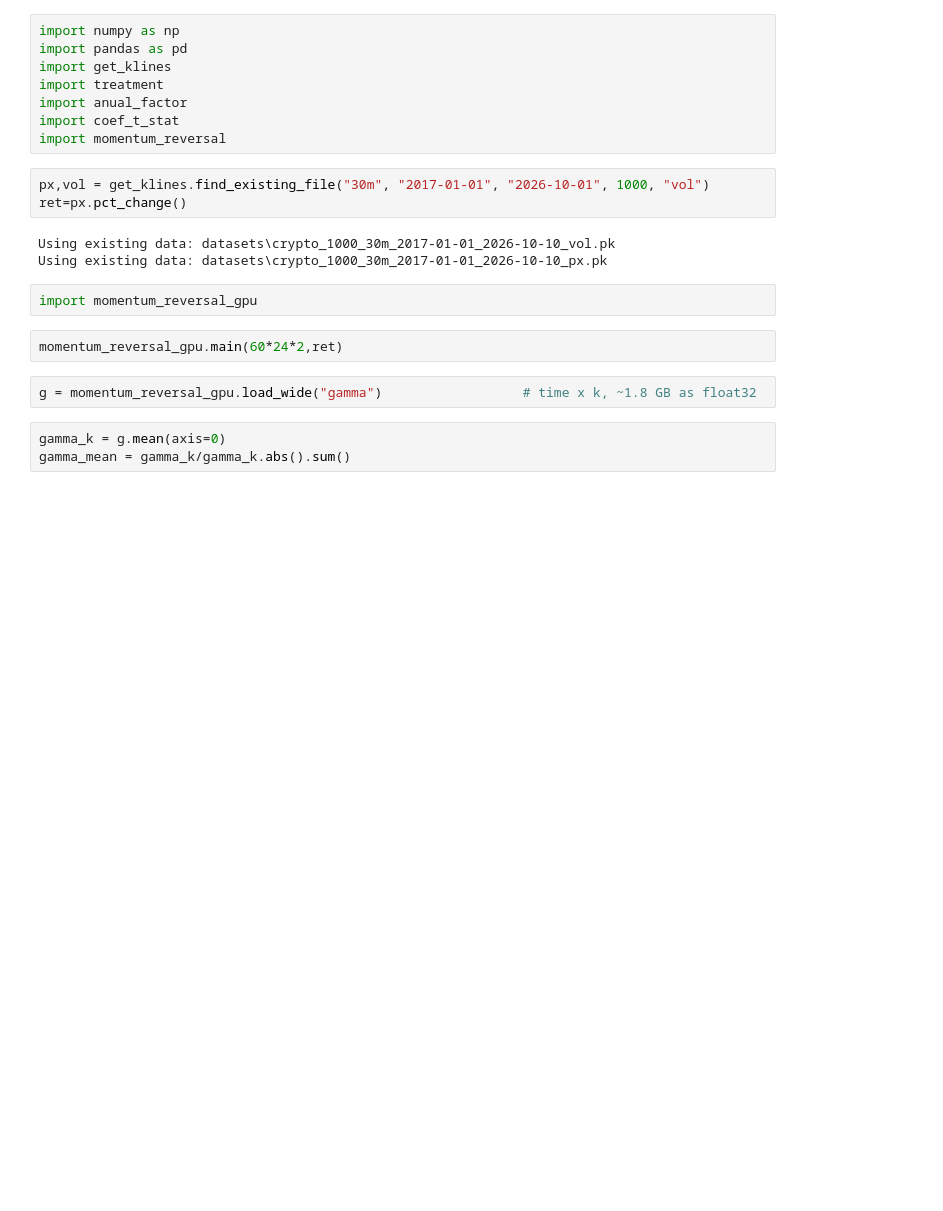
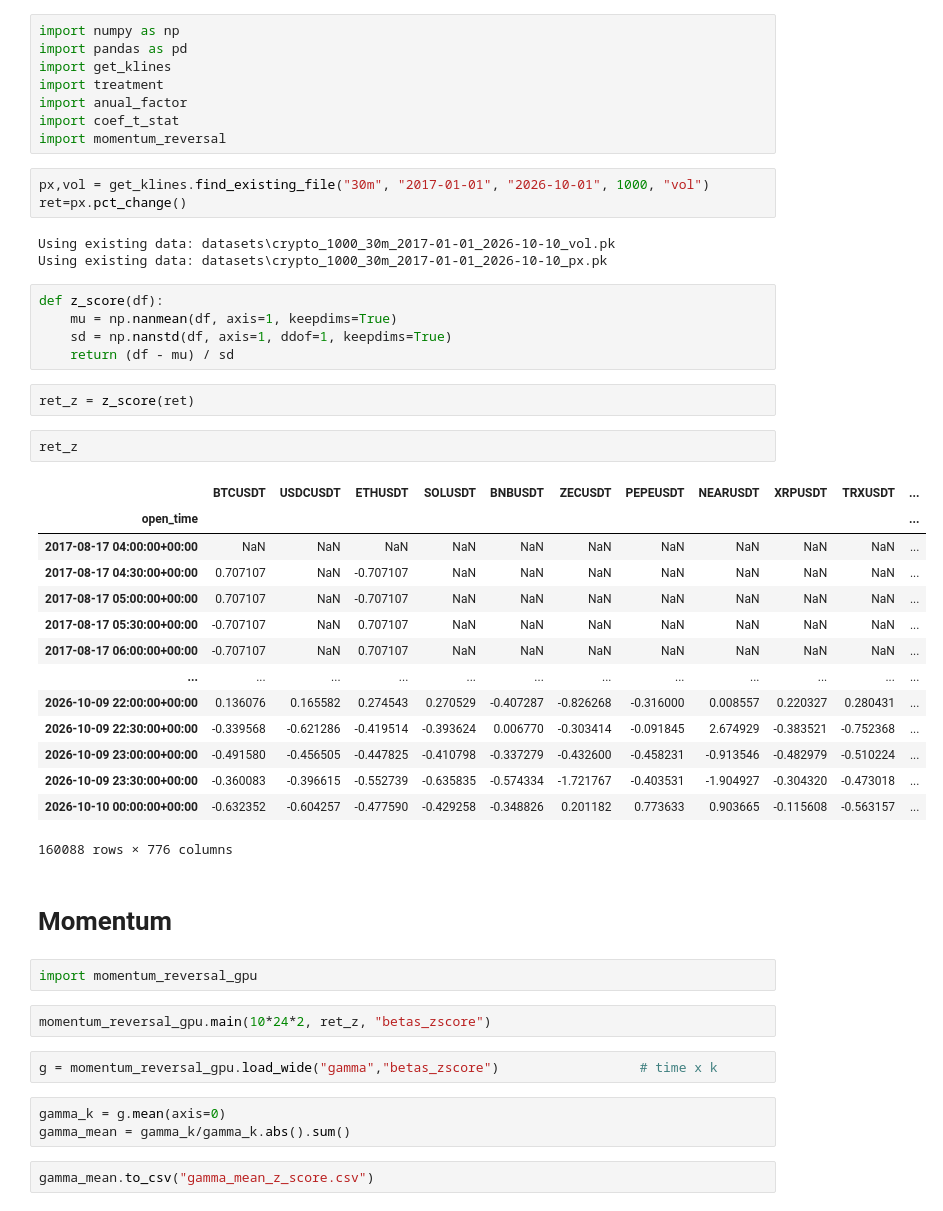
Before and after one commit to Parracho/Project-Finance, a Jupyter notebook: kalman_latent_factor.ipynb, the cells around one changed output. Drawn from its saved outputs; the diff is of its cells as text; blank space fills up the shorter version.

```diff
--- a/kalman_latent_factor.ipynb
+++ b/kalman_latent_factor.ipynb
@@ -12,12 +12,40 @@ ret=px.pct_change()
 # %% [output]
 Using existing data: datasets\crypto_1000_30m_2017-01-01_2026-10-10_vol.pk
 Using existing data: datasets\crypto_1000_30m_2017-01-01_2026-10-10_px.pk
+# %%
+def z_score(df):
+    mu = np.nanmean(df, axis=1, keepdims=True)
+    sd = np.nanstd(df, axis=1, ddof=1, keepdims=True)
+    return (df - mu) / sd
+# %%
+ret_z = z_score(ret)
+# %%
+ret_z
+# %% [output]
+|  | BTCUSDT | USDCUSDT | ETHUSDT | SOLUSDT | BNBUSDT | ZECUSDT | PEPEUSDT | NEARUSDT | XRPUSDT | TRXUSDT | ... |
+| open_time |  |  |  |  |  |  |  |  |  |  | ... |
+| 2017-08-17 04:00:00+00:00 | NaN | NaN | NaN | NaN | NaN | NaN | NaN | NaN | NaN | NaN | ... |
+| 2017-08-17 04:30:00+00:00 | 0.707107 | NaN | -0.707107 | NaN | NaN | NaN | NaN | NaN | NaN | NaN | ... |
+| 2017-08-17 05:00:00+00:00 | 0.707107 | NaN | -0.707107 | NaN | NaN | NaN | NaN | NaN | NaN | NaN | ... |
+| 2017-08-17 05:30:00+00:00 | -0.707107 | NaN | 0.707107 | NaN | NaN | NaN | NaN | NaN | NaN | NaN | ... |
+| 2017-08-17 06:00:00+00:00 | -0.707107 | NaN | 0.707107 | NaN | NaN | NaN | NaN | NaN | NaN | NaN | ... |
+| ... | ... | ... | ... | ... | ... | ... | ... | ... | ... | ... | ... |
+| 2026-10-09 22:00:00+00:00 | 0.136076 | 0.165582 | 0.274543 | 0.270529 | -0.407287 | -0.826268 | -0.316000 | 0.008557 | 0.220327 | 0.280431 | ... |
+| 2026-10-09 22:30:00+00:00 | -0.339568 | -0.621286 | -0.419514 | -0.393624 | 0.006770 | -0.303414 | -0.091845 | 2.674929 | -0.383521 | -0.752368 | ... |
+| 2026-10-09 23:00:00+00:00 | -0.491580 | -0.456505 | -0.447825 | -0.410798 | -0.337279 | -0.432600 | -0.458231 | -0.913546 | -0.482979 | -0.510224 | ... |
+| 2026-10-09 23:30:00+00:00 | -0.360083 | -0.396615 | -0.552739 | -0.635835 | -0.574334 | -1.721767 | -0.403531 | -1.904927 | -0.304320 | -0.473018 | ... |
+| 2026-10-10 00:00:00+00:00 | -0.632352 | -0.604257 | -0.477590 | -0.429258 | -0.348826 | 0.201182 | 0.773633 | 0.903665 | -0.115608 | -0.563157 | ... |
+160088 rows × 776 columns
+# %% [markdown]
+# Momentum
 # %%
 import momentum_reversal_gpu
-# %%
-momentum_reversal_gpu.main(60*24*2,ret)
+# %%
+momentum_reversal_gpu.main(10*24*2, ret_z, "betas_zscore")
 # %%
-g = momentum_reversal_gpu.load_wide("gamma")                  # time x k, ~1.8 GB as float32
+g = momentum_reversal_gpu.load_wide("gamma","betas_zscore")                  # time x k
 # %%
 gamma_k = g.mean(axis=0)
 gamma_mean = gamma_k/gamma_k.abs().sum()
+# %%
+gamma_mean.to_csv("gamma_mean_z_score.csv")
```
Also changed, not shown: parts of 25 cells of this notebook, 2 other files.
